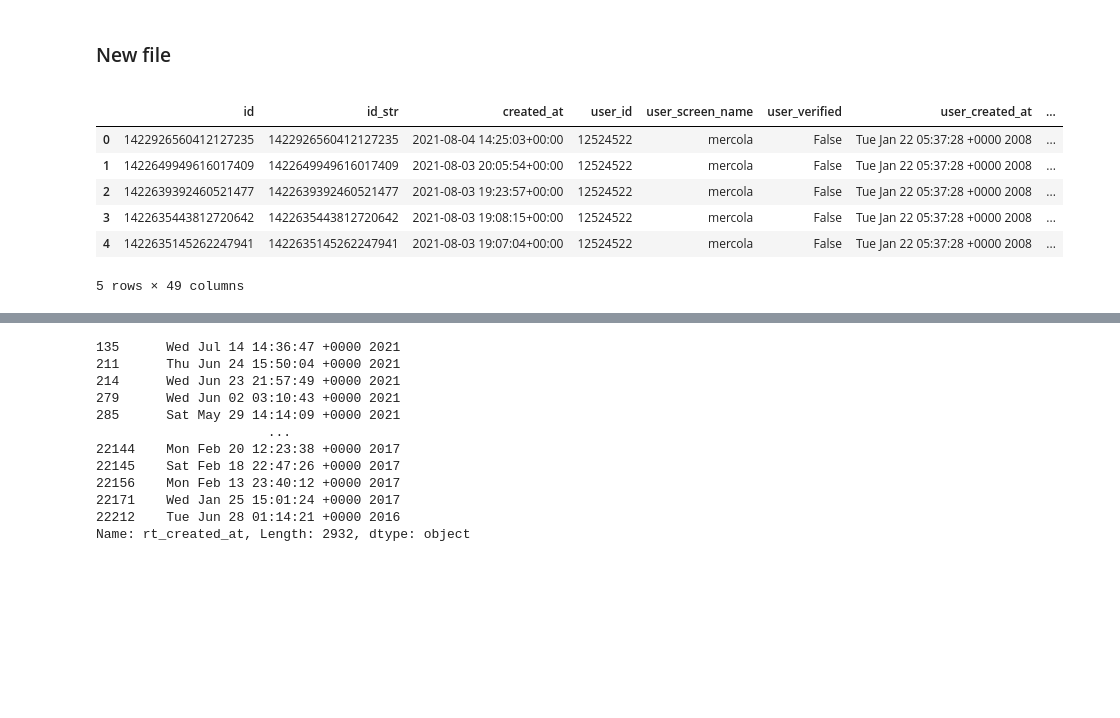
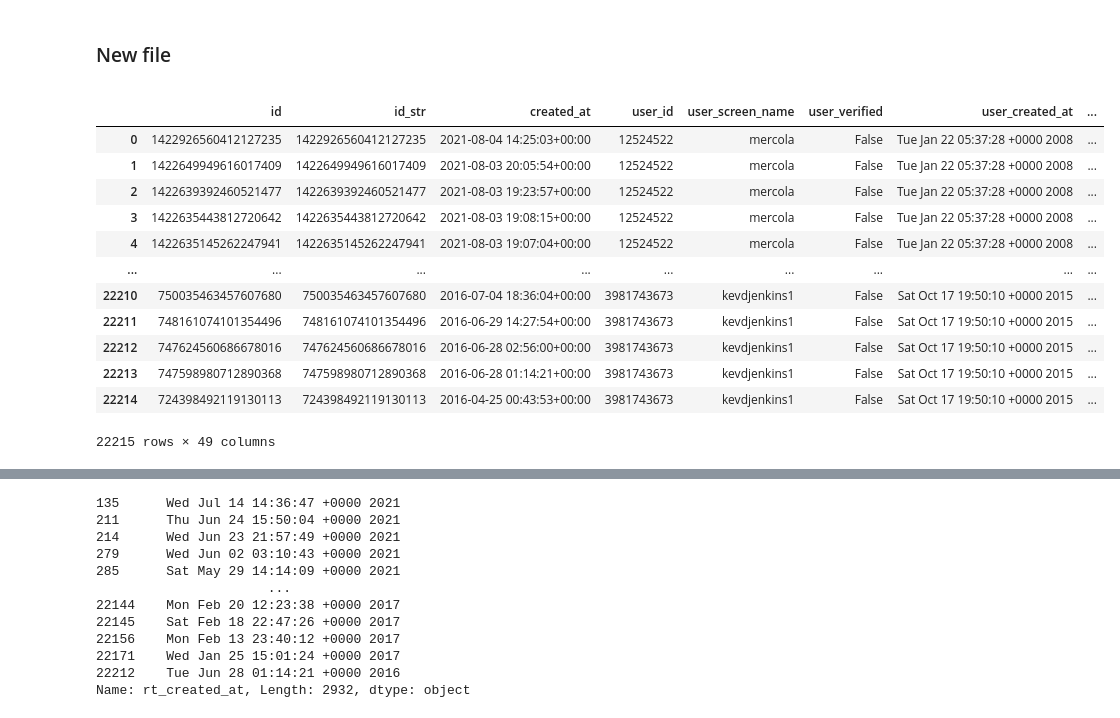
Before and after one commit to gi-ux/BachelorProject, a Jupyter notebook: notebook/Disinform_CCDH.ipynb, the cells around one changed output, grey strips where cells are left out. Drawn from its saved outputs; the diff is of its cells as text; code cells hidden in the pictures; blank space fills up the shorter version.

```diff
--- a/notebook/Disinform_CCDH.ipynb
+++ b/notebook/Disinform_CCDH.ipynb
@@ -262,12 +252,18 @@ df_rt_ccdh
 path = "C:/Users/Gianluca/Desktop/Supsi/Git/BachelorProject/large_files/"
 ccdh_tweets = pd.read_csv(path + "disinformation_tweets.csv")
 # %%
-ccdh_tweets.head()
+ccdh_tweets
 # %% [output]
 |  | id | id_str | created_at | user_id | user_screen_name | user_verified | user_created_at | ... |
 | 0 | 1422926560412127235 | 1422926560412127235 | 2021-08-04 14:25:03+00:00 | 12524522 | mercola | False | Tue Jan 22 05:37:28 +0000 2008 | ... |
 | 1 | 1422649949616017409 | 1422649949616017409 | 2021-08-03 20:05:54+00:00 | 12524522 | mercola | False | Tue Jan 22 05:37:28 +0000 2008 | ... |
 | 2 | 1422639392460521477 | 1422639392460521477 | 2021-08-03 19:23:57+00:00 | 12524522 | mercola | False | Tue Jan 22 05:37:28 +0000 2008 | ... |
 | 3 | 1422635443812720642 | 1422635443812720642 | 2021-08-03 19:08:15+00:00 | 12524522 | mercola | False | Tue Jan 22 05:37:28 +0000 2008 | ... |
 | 4 | 1422635145262247941 | 1422635145262247941 | 2021-08-03 19:07:04+00:00 | 12524522 | mercola | False | Tue Jan 22 05:37:28 +0000 2008 | ... |
+| ... | ... | ... | ... | ... | ... | ... | ... | ... |
+| 22210 | 750035463457607680 | 750035463457607680 | 2016-07-04 18:36:04+00:00 | 3981743673 | kevdjenkins1 | False | Sat Oct 17 19:50:10 +0000 2015 | ... |
+| 22211 | 748161074101354496 | 748161074101354496 | 2016-06-29 14:27:54+00:00 | 3981743673 | kevdjenkins1 | False | Sat Oct 17 19:50:10 +0000 2015 | ... |
+| 22212 | 747624560686678016 | 747624560686678016 | 2016-06-28 02:56:00+00:00 | 3981743673 | kevdjenkins1 | False | Sat Oct 17 19:50:10 +0000 2015 | ... |
+| 22213 | 747598980712890368 | 747598980712890368 | 2016-06-28 01:14:21+00:00 | 3981743673 | kevdjenkins1 | False | Sat Oct 17 19:50:10 +0000 2015 | ... |
+| 22214 | 724398492119130113 | 724398492119130113 | 2016-04-25 00:43:53+00:00 | 3981743673 | kevdjenkins1 | False | Sat Oct 17 19:50:10 +0000 2015 | ... |
-5 rows × 49 columns
+22215 rows × 49 columns
```
Also changed, not shown: parts of 13 cells of this notebook, 2 other files.
